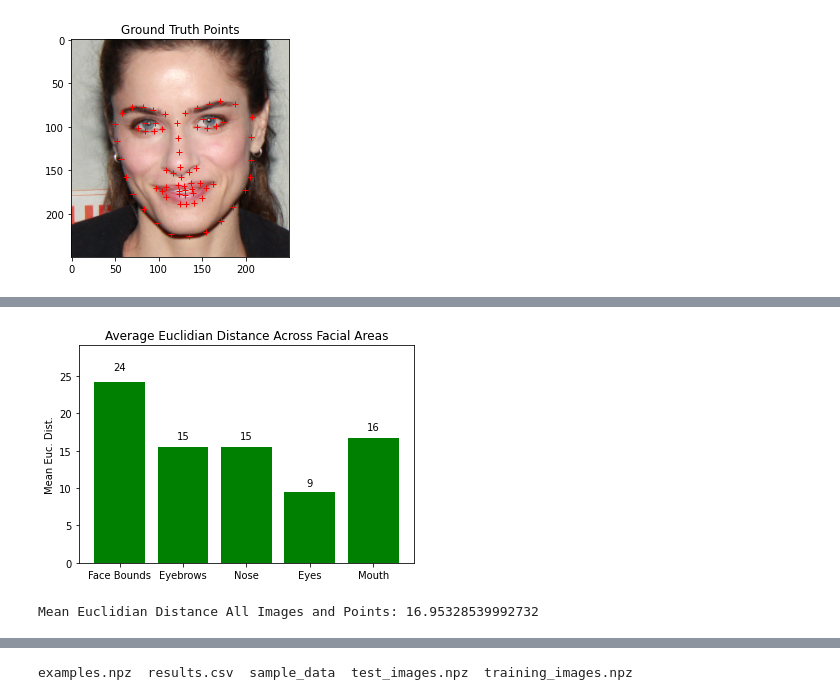
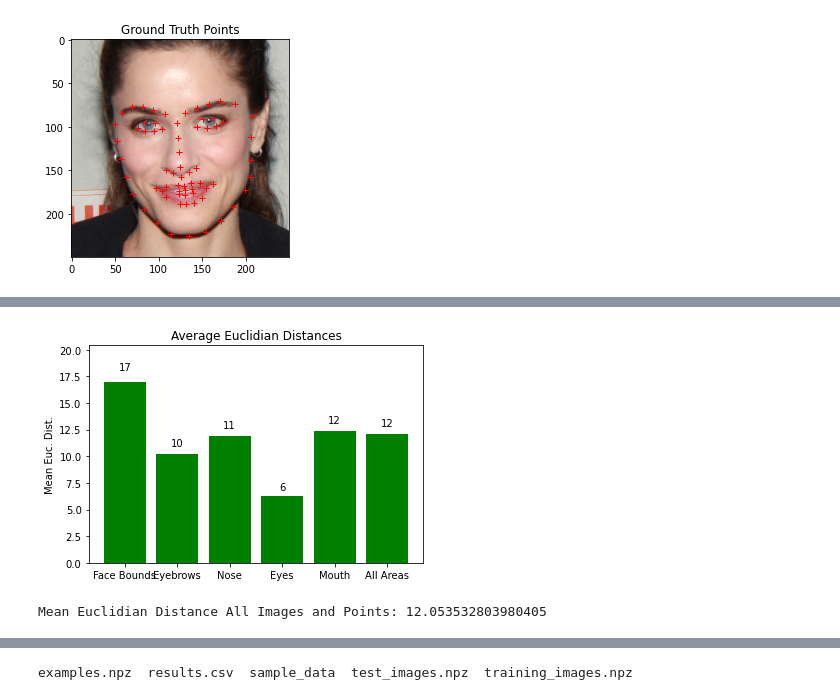
Before and after one commit to LordLean/Computer-Vision, a Jupyter notebook: CV_Labs/CV_183708.ipynb, the cells around one changed output, grey strips where cells are left out. Drawn from its saved outputs; the diff is of its cells as text; code cells hidden in the pictures.

```diff
--- a/CV_Labs/CV_183708.ipynb
+++ b/CV_Labs/CV_183708.ipynb
@@ -138,38 +139 @@ Epoch 2/2
 <tensorflow.python.keras.callbacks.History at 0x...>
-# %%
-import tensorflow as tf
-from tensorflow.keras.models import Sequential
-from tensorflow.keras.layers import Dense, Dropout, Activation, Flatten, Conv2D, MaxPooling2D
-
-# Norm X
-norm_train_images = train_images/255
-# Norm y
-y = train_pts/250
-y = np.reshape(y,(-1,136))
-
-
-# Train Test split
-X_train = norm_train_images[:-500]
-X_test = norm_train_images[:500]
-
-# Train Test split
-y_train = y[:-500]
-y_test = y[:500]
-
-
-model = Sequential()
-model.add(Conv2D(64, (3,3), input_shape=X_train.shape[1:]))
-model.add(Activation("relu"))
-model.add(MaxPooling2D(pool_size=(2,2)))
-
-model.add(Flatten())
-model.add(Dense(68*2))
-
-model.add(Dense(68*2))
-model.add(Activation("sigmoid"))
-
-model.compile(loss="mean_squared_error",
-              optimizer="adam",
-              metrics=["mse"])
-
-model.fit(X_train,y_train, epochs=3, batch_size=32, validation_data=(X_test,y_test))
@@ -220,4 +218,4 @@ for i in range(2):
 # %%
-for i in range(50):
+for i in range(10,12):
     visualise_pts(train_images[2311+i, ...], train_pts[2311+i, ...],0)
     visualise_pts(train_images[2311+i, ...],  predictions[i, ...].reshape(68,2),1)
@@ -256,38 +259,38 @@ euclid_mouth_total = np.mean(euclid_mouth_list)
 
 
 
-facial_areas = ["Face Bounds", "Eyebrows", "Nose", "Eyes", "Mouth"]
+facial_areas = ["Face Bounds", "Eyebrows", "Nose", "Eyes", "Mouth", "All Areas"]
 # Avg areas for bar plot.
 facial_area_vals = [euclid_facebounds_total, euclid_eyebrows_total,
                     euclid_nose_total, euclid_eyes_total,
-                    euclid_mouth_total]
+                    euclid_mouth_total, euclid_total_vals]
 
 fig, ax = plt.subplots()
 ax.set_ylabel("Mean Euc. Dist.")
 rects1 = ax.bar(facial_areas,facial_area_vals, color="g")
 def autolabel(rects):
 # http://matplotlib.org/examples/api/barchart_demo.html
     """
     Attach a text label above each bar displaying its height
     Slightly Modded
     """
     height_list = []
     for rect in rects:
         height = rect.get_height()
         height_list.append(height)
         ax.text(rect.get_x() + rect.get_width()/2., 1.05*height,
                 '%d' % int(height),
                 ha='center', va='bottom')
     return max(height_list)
 
 # Force y_lim to have space for all values incase some do not appear.
 max_height = autolabel(rects1)
 ax.set_ylim(0,max_height+max_height/5)
 # Plot
-plt.title("Average Euclidian Distance Across Facial Areas")
+plt.title("Average Euclidian Distances")
 plt.show()
 # Print total avg. distance.
 print("Mean Euclidian Distance All Images and Points: {}".format(euclid_total_vals))
 # %% [output]
-[figure, old version]
+[figure, new version]
-Mean Euclidian Distance All Images and Points: 16.95328539992732
+Mean Euclidian Distance All Images and Points: 12.053532803980405
```
Also changed, not shown: parts of 11 cells of this notebook.
